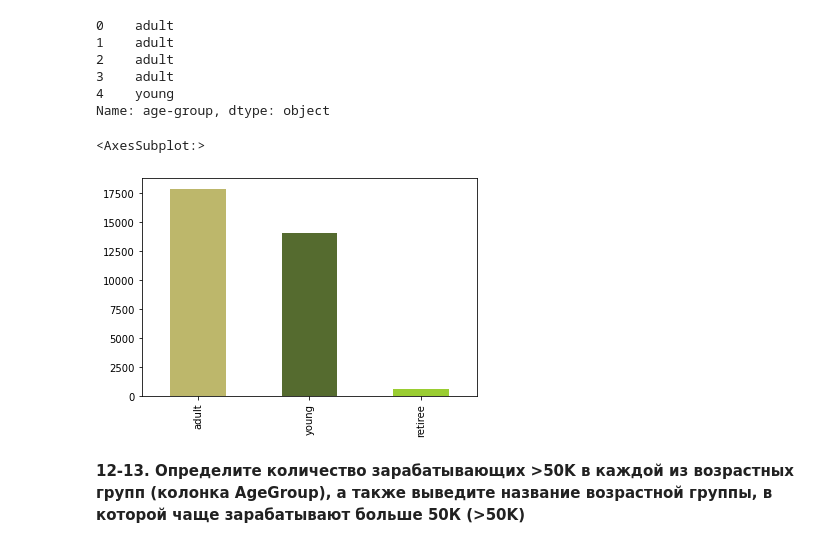
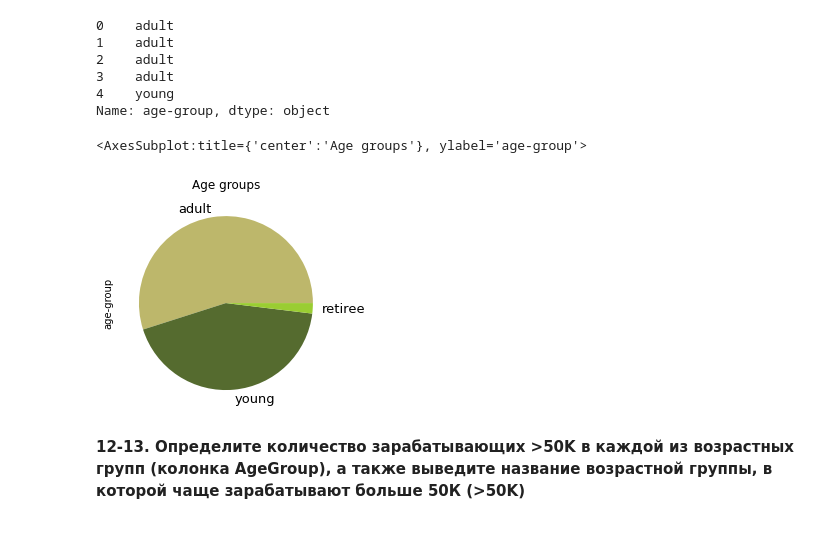
Before and after one commit to lyubinskaya/internship, a Jupyter notebook: task2/assignment_pandas.ipynb, the cells around one changed output. Drawn from its saved outputs; the diff is of its cells as text; code cells hidden in the pictures.

Commit message:
PYT-1539 add visualisation to some tasks (pandas)

```diff
--- a/task2/assignment_pandas.ipynb
+++ b/task2/assignment_pandas.ipynb
@@ -187,10 +187,11 @@ data['age-group'].head()
 Name: age-group, dtype: object
 # %%
 agegroups = data['age-group'].value_counts()
-agegroups.plot.bar(color = {'DarkOliveGreen', '#9ACD32', 'DarkKhaki'})
+mycolors=['DarkKhaki','DarkOliveGreen','#9ACD32']
+agegroups.plot.pie(title='Age groups', fontsize=13, colors=mycolors)
 # %% [output]
-<AxesSubplot:>
+<AxesSubplot:title={'center':'Age groups'}, ylabel='age-group'>
-[figure, old version]
+[figure, new version]
 # %% [markdown]
 **12-13. Определите количество зарабатывающих >50K в каждой из возрастных групп (колонка AgeGroup), а также выведите название возрастной группы, в которой чаще зарабатывают больше 50К (>50K)**
 # %%
```
Also changed, not shown: parts of 2 cells of this notebook.
